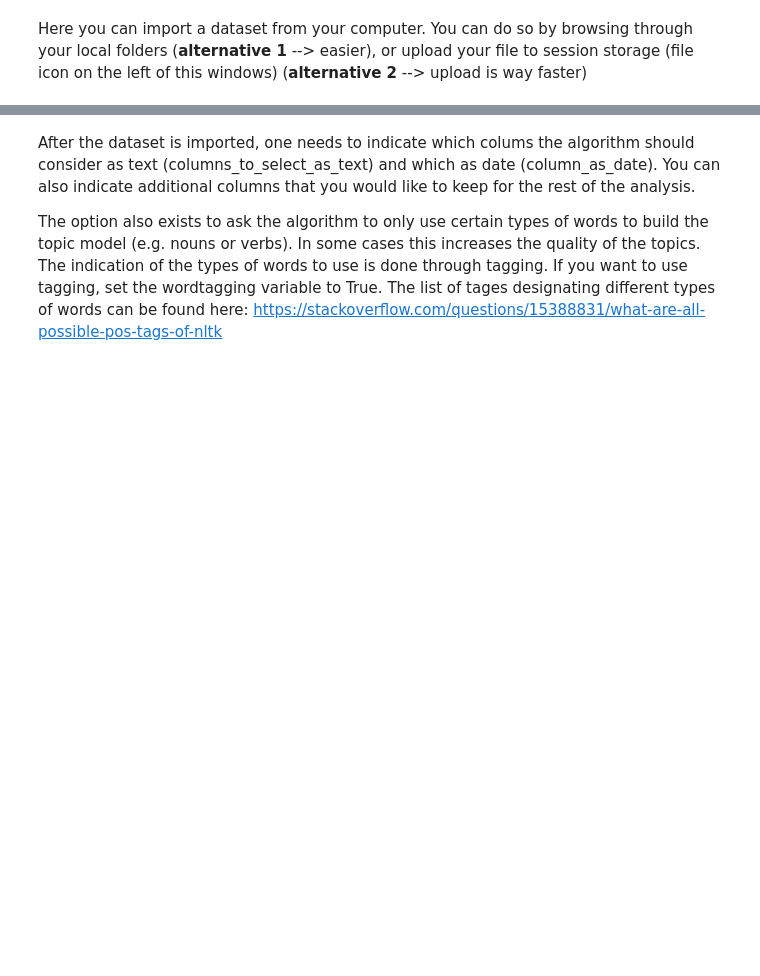
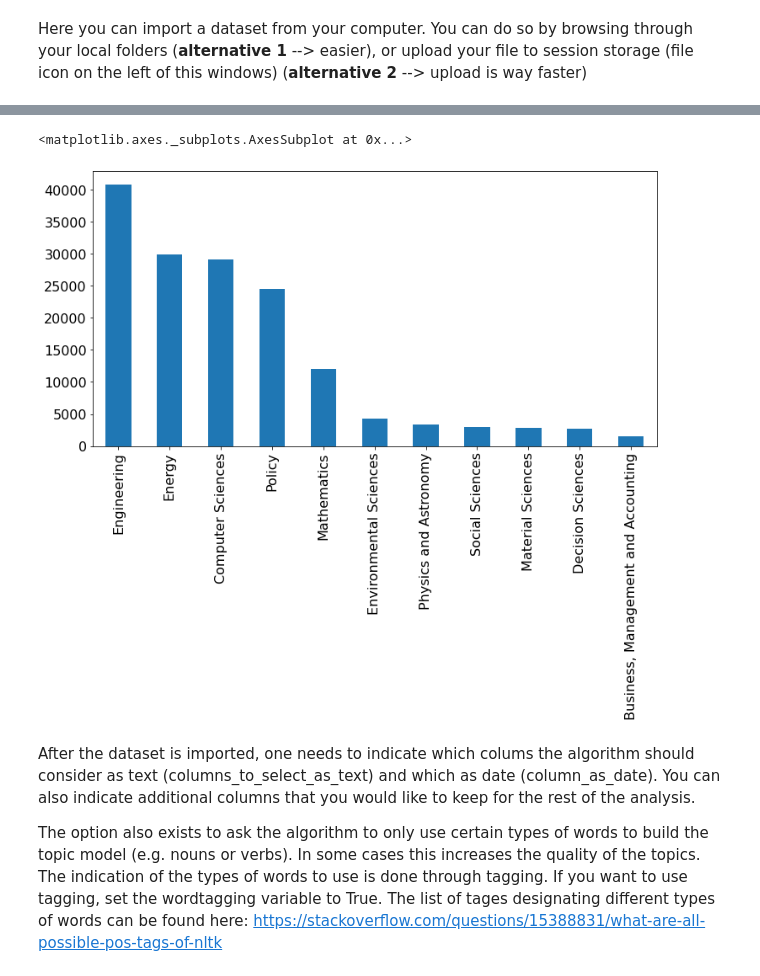
Before and after one commit to tristandewildt/ValueMonitor, a Jupyter notebook: ValueMonitor_create_own_model_Thomas.ipynb, the cells around one changed output, grey strips where cells are left out. Cells and saved outputs as stored; diff of their text form; code cells hidden in the pictures; blank space fills up the shorter version.

```diff
--- a/ValueMonitor_create_own_model_Thomas.ipynb
+++ b/ValueMonitor_create_own_model_Thomas.ipynb
@@ -139,0 +126,2 @@ memory usage: 3.0+ MB
+# %%
+df = pd.read_csv("/content/gdrive/MyDrive/Files_thomas/Prepared Data_2.0.csv", encoding = "ISO-8859-1", delimiter = "\t", index_col = 0)
@@ -140,3 +158,8 @@ memory usage: 3.0+ MB
+# %%
+df['Field'].value_counts().plot(kind = 'bar')
+# %% [output]
+<matplotlib.axes._subplots.AxesSubplot at 0x...>
+[figure, added]
 # %% [markdown]
 After the dataset is imported, one needs to indicate which colums the algorithm should consider as text (columns_to_select_as_text) and which as date (column_as_date). You can also indicate additional columns that you would like to keep for the rest of the analysis.
 
```
Also changed, not shown: parts of 25 cells of this notebook.
